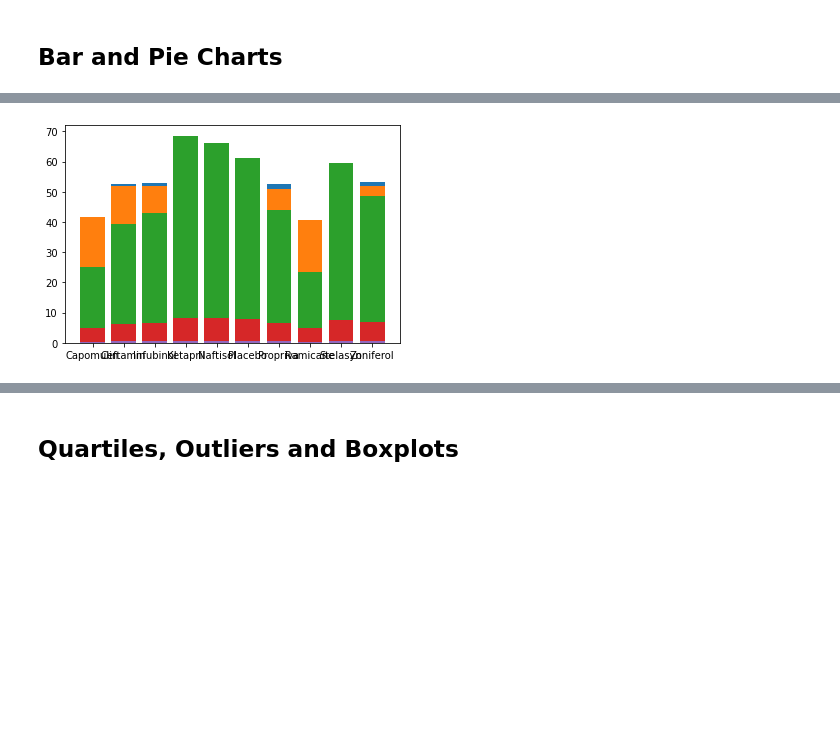
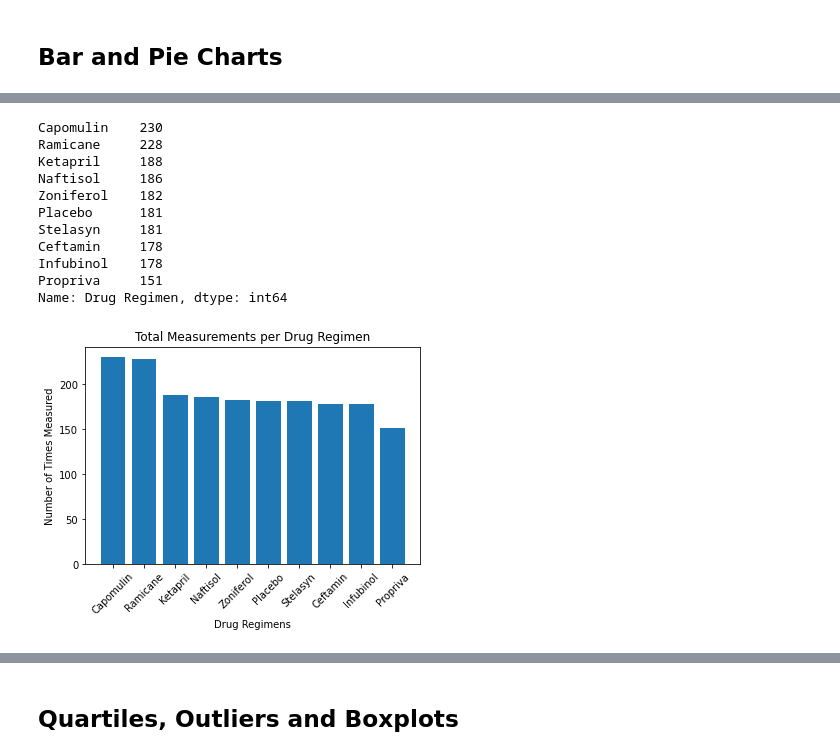
Before and after one commit to eenabow/Matplotlib_challenge, a Jupyter notebook: Pymaceuticals/pymaceuticals_starter.ipynb, the cells around one changed output, grey strips where cells are left out. Saved outputs shown, nothing was run; the diff lists cells and outputs as text; code cells hidden in the pictures; blank space fills up the shorter version.

```diff
--- a/Pymaceuticals/pymaceuticals_starter.ipynb
+++ b/Pymaceuticals/pymaceuticals_starter.ipynb
@@ -175,32 +175,36 @@ multiplot
-# %%
-#Generate a bar plot showing the total number of measurements taken on each drug regimen using pyplot.
-y_list = Grouped_drugs_summary.columns
-len_of_list = len(y_list)
-
-for x in range(0, len_of_list):
-
-    x_axis = Grouped_drugs_summary.index
-    y_axis = Grouped_drugs_summary[y_list[x]]
-
-#     ax.bar(ind, menMeans, width, color='r')
-# ax.bar(ind, womenMeans, width,bottom=menMeans, color='b')
-# ax.set_ylabel('Scores')
-# ax.set_title('Scores by group and gender')
-# ax.set_yticks(np.arange(0, 180, 25))
-# ax.legend(labels=['Men', 'Women'])
-    plt.bar(x_axis, y_axis)
-
-
-
-#  plt.bar(total_measurements.index.values, total_measurements.values)
-
-# # Give our chart some labels and a tile
-# plt.title("Drug Regimen + Tumor Volume Growth")
-# plt.xlabel("Medication")
-# plt.ylabel("Tumor Volume (mm3)")
-# plt.xticks(rotation=90)
-# plt.show()
-# %% [output]
-[figure, removed]
+# %%
+#Generate a bar plot showing the total number of measurements taken on each drug regimen using pyplot.
+#Creating new df based on value counts of Drug Regimen to determine how many times that drug was measured
+Total_measurements=pd.DataFrame(Clean_study_df["Drug Regimen"].value_counts())
+
+
+len_of_list = len(Total_measurements["Drug Regimen"])
+
+#Set X and Y axis to the index and amounts of Total_measurements df
+for x in range(0, len_of_list):
+
+   x_axis = Total_measurements.index
+   y_axis = Total_measurements["Drug Regimen"]
+
+plt.ylabel('Number of Times Measured')
+plt.xlabel("Drug Regimens")
+plt.xticks(rotation=45)
+plt.title('Total Measurements per Drug Regimen')
+
+plt.bar(x_axis, y_axis)
+Total_measurements["Drug Regimen"]
+# %% [output]
+Capomulin    230
+Ramicane     228
+Ketapril     188
+Naftisol     186
+Zoniferol    182
+Placebo      181
+Stelasyn     181
+Ceftamin     178
+Infubinol    178
+Propriva     151
+Name: Drug Regimen, dtype: int64
+[figure, added]
 # %%
 # Generate a pie plot showing the distribution of female versus male mice using pandas
```
Also changed, not shown: parts of 8 cells of this notebook.
